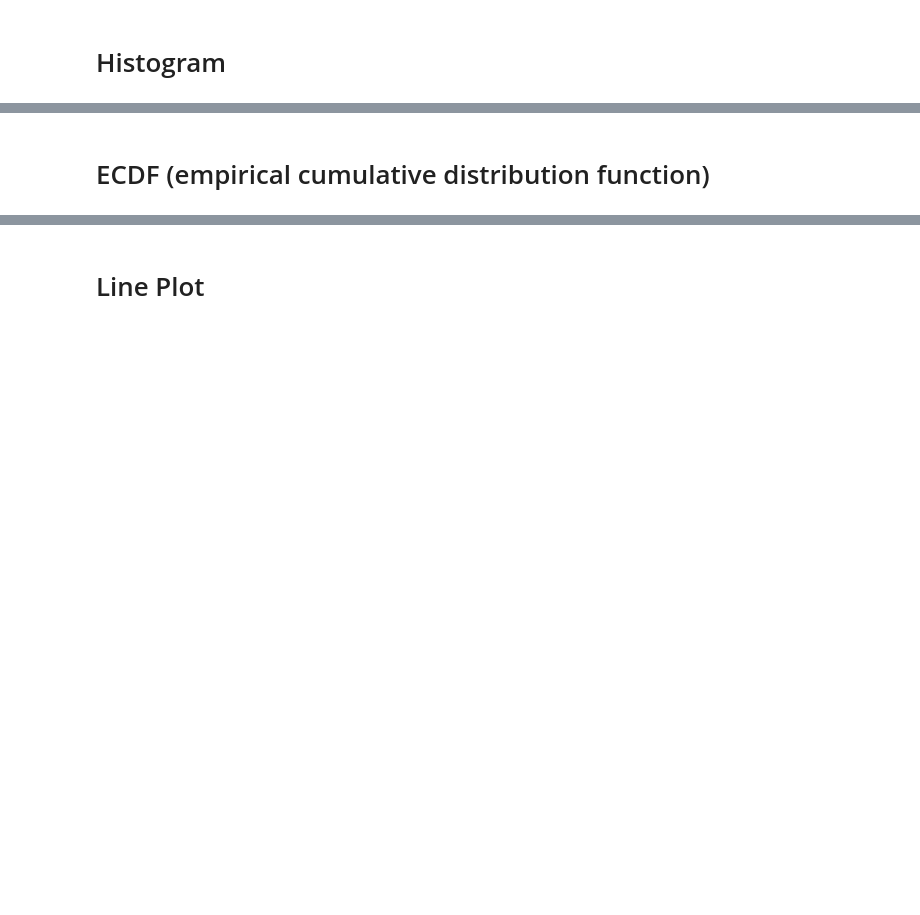
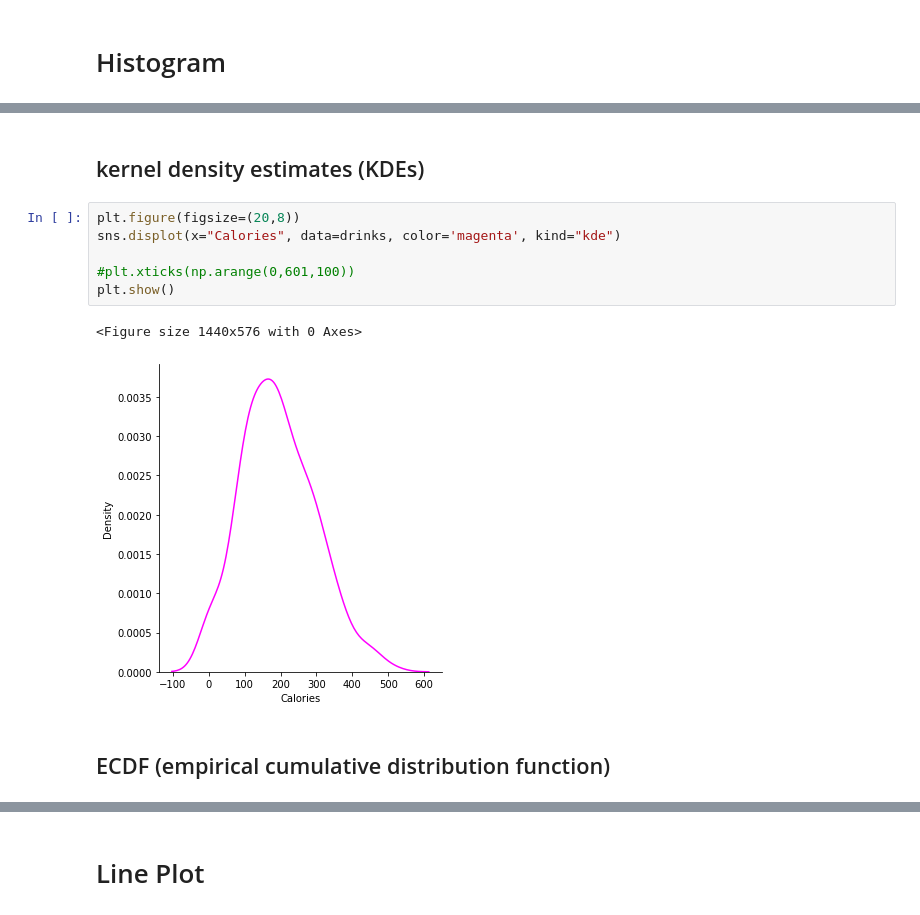
Before and after one commit to SamaSamrin/Python-Data-Visualization-Guide, a Jupyter notebook: DV_Practice.ipynb, the cells around one changed output, grey strips where cells are left out. Saved outputs shown, nothing was run; the diff lists cells and outputs as text; blank space fills up the shorter version.

```diff
--- a/DV_Practice.ipynb
+++ b/DV_Practice.ipynb
@@ -269,5 +270,16 @@ plt.show()
+# %% [markdown]
+## kernel density estimates (KDEs)
+# %%
+plt.figure(figsize=(20,8))
+sns.displot(x="Calories", data=drinks, color='magenta', kind="kde")
+
+#plt.xticks(np.arange(0,601,100))
+plt.show()
+# %% [output]
+<Figure size 1440x576 with 0 Axes>
+[figure, added]
 # %% [markdown]
-# ECDF (empirical cumulative distribution function)
+## ECDF (empirical cumulative distribution function)
 # %%
 plt.figure(figsize=(20,8))
 sns.histplot(x="Calories", data=drinks, cumulative=True, binwidth=25)
```
Also changed, not shown: parts of 9 cells of this notebook.
